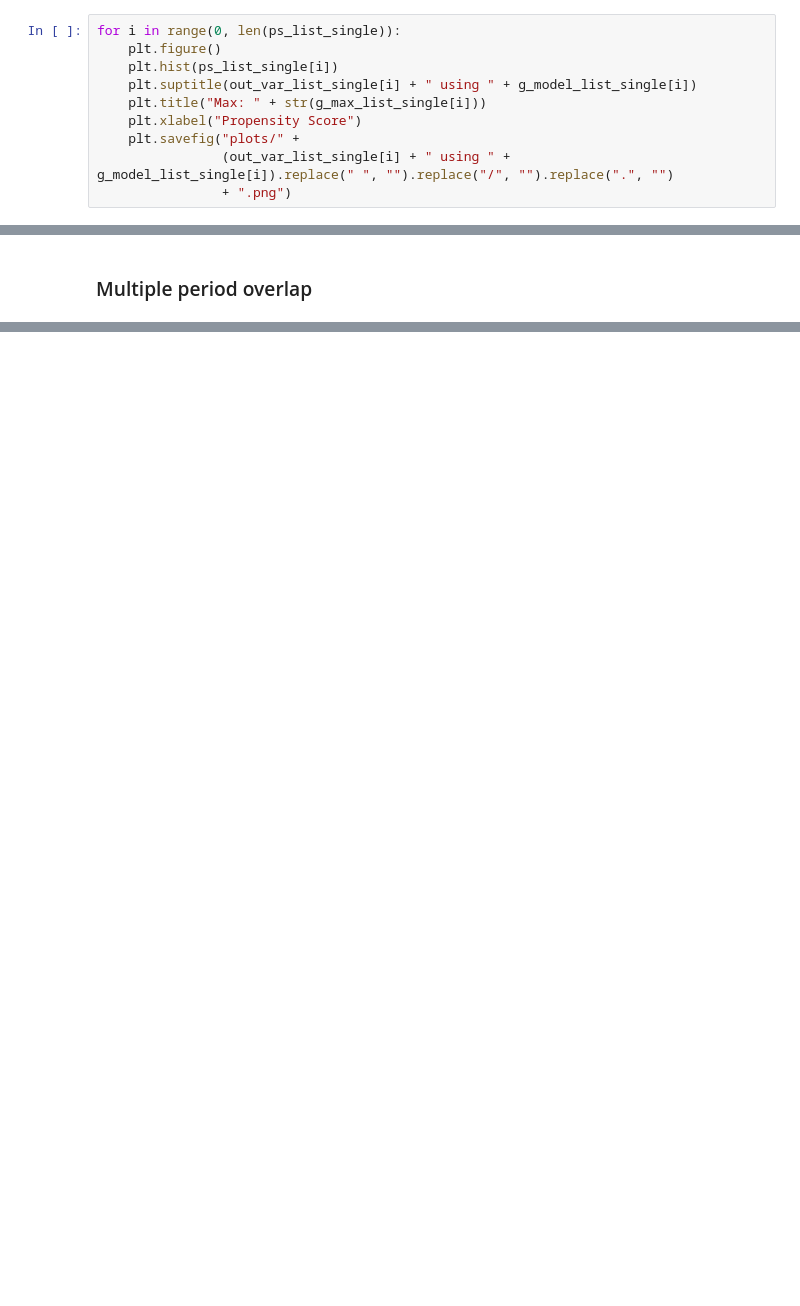
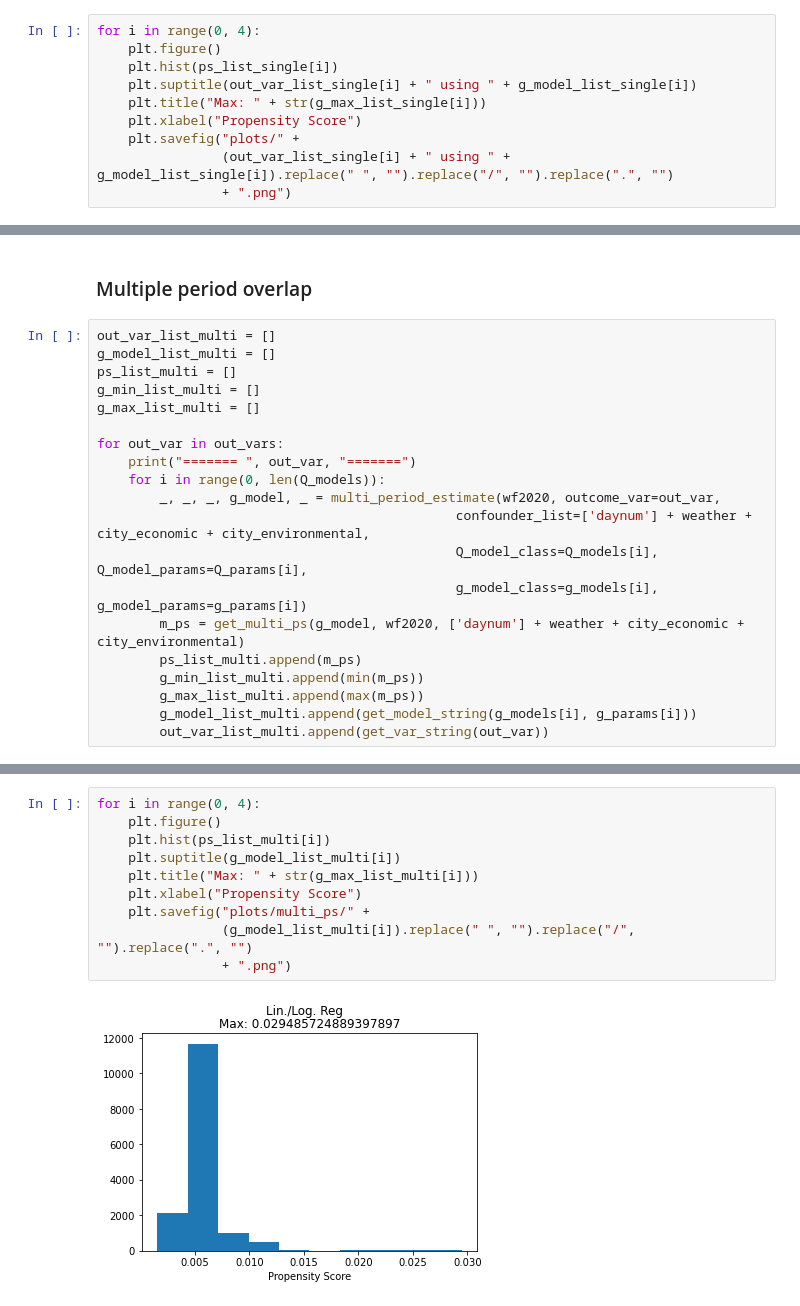
Before and after one commit to JFreud/lockdown-air-quality, a Jupyter notebook: overlap.ipynb, the cells around one changed output, grey strips where cells are left out. Cells and saved outputs as stored; diff of their text form; blank space fills up the shorter version.

Commit message:
multi time period overlap + code cleanup

```diff
--- a/overlap.ipynb
+++ b/overlap.ipynb
@@ -79,7 +79,7 @@ for out_var in out_vars:
 =======  aqi =======
 =======  pm =======
 # %%
-for i in range(0, len(ps_list_single)):
+for i in range(0, 4):
     plt.figure()
     plt.hist(ps_list_single[i])
     plt.suptitle(out_var_list_single[i] + " using " + g_model_list_single[i])
@@ -100,2 +96,22 @@ for i in range(0, len(ps_list_single)):
 # %% [markdown]
 ### Multiple period overlap
+# %%
+out_var_list_multi = []
+g_model_list_multi = []
+ps_list_multi = []
+g_min_list_multi = []
+g_max_list_multi = []
+
+for out_var in out_vars:
+    print("======= ", out_var, "=======")
+    for i in range(0, len(Q_models)):
+        _, _, _, g_model, _ = multi_period_estimate(wf2020, outcome_var=out_var,
+                                              confounder_list=['daynum'] + weather + city_economic + city_environmental,
+                                              Q_model_class=Q_models[i], Q_model_params=Q_params[i],
+                                              g_model_class=g_models[i], g_model_params=g_params[i])
+        m_ps = get_multi_ps(g_model, wf2020, ['daynum'] + weather + city_economic + city_environmental)
+        ps_list_multi.append(m_ps)
+        g_min_list_multi.append(min(m_ps))
+        g_max_list_multi.append(max(m_ps))
+        g_model_list_multi.append(get_model_string(g_models[i], g_params[i]))
+        out_var_list_multi.append(get_var_string(out_var))
@@ -101,0 +121,12 @@ for i in range(0, len(ps_list_single)):
+# %%
+for i in range(0, 4):
+    plt.figure()
+    plt.hist(ps_list_multi[i])
+    plt.suptitle(g_model_list_multi[i])
+    plt.title("Max: " + str(g_max_list_multi[i]))
+    plt.xlabel("Propensity Score")
+    plt.savefig("plots/multi_ps/" +
+                (g_model_list_multi[i]).replace(" ", "").replace("/", "").replace(".", "")
+                + ".png")
+# %% [output]
+[figure, added]
```
Also changed, not shown: parts of 3 cells of this notebook, 17 other files.
